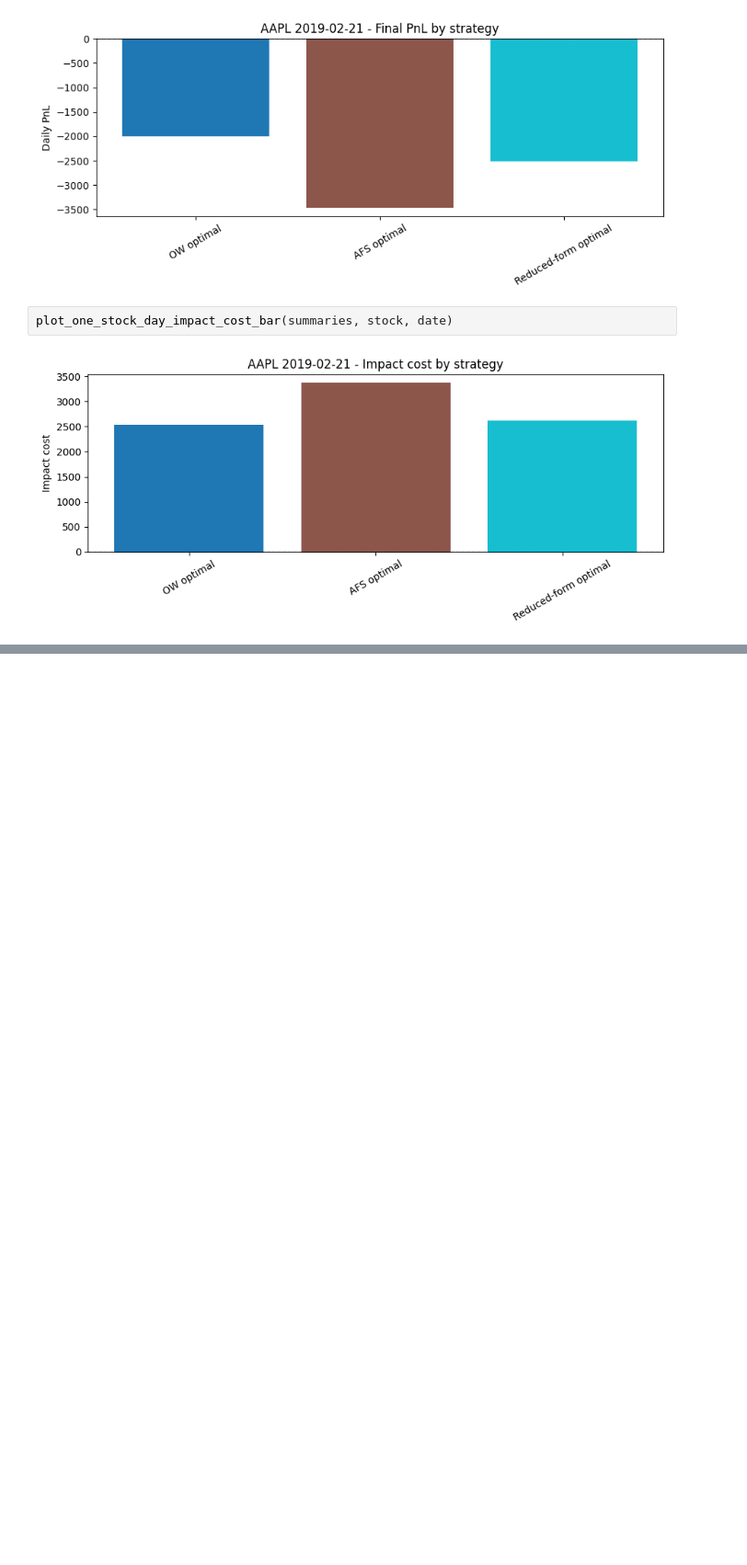
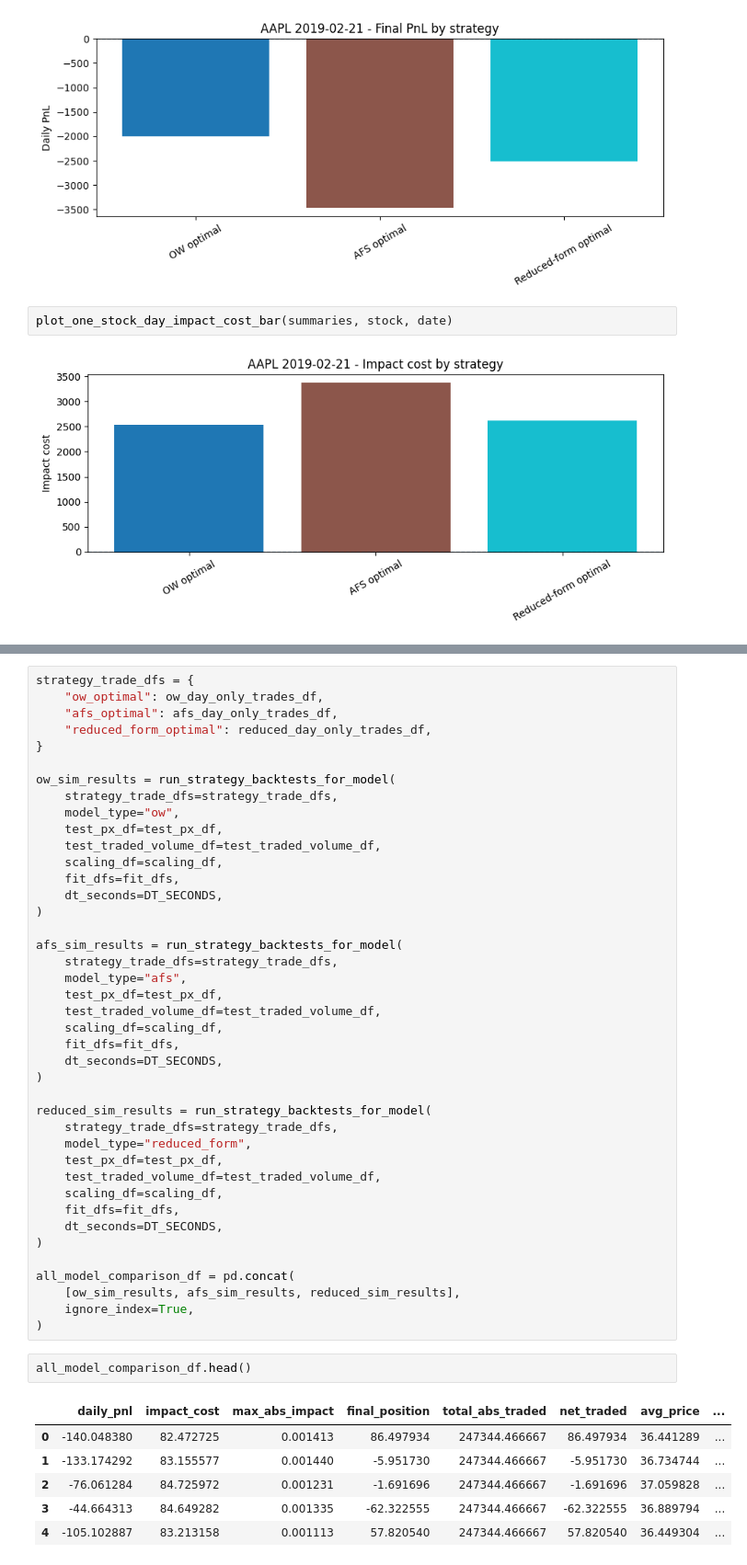
Before and after one commit to raphdlfrg/Quant_Trading_Price_Impact, a Jupyter notebook: 2_5_Optimal_Trading_Strategy.ipynb, the cells around one changed output, grey strips where cells are left out. Shown at 92% size. Drawn from its saved outputs; the diff is of its cells as text; blank space fills up the shorter version.

```diff
--- a/2_5_Optimal_Trading_Strategy.ipynb
+++ b/2_5_Optimal_Trading_Strategy.ipynb
@@ -981,0 +1038,50 @@ RF net: 20.26116546436174
+# %%
+strategy_trade_dfs = {
+    "ow_optimal": ow_day_only_trades_df,
+    "afs_optimal": afs_day_only_trades_df,
+    "reduced_form_optimal": reduced_day_only_trades_df,
+}
+
+ow_sim_results = run_strategy_backtests_for_model(
+    strategy_trade_dfs=strategy_trade_dfs,
+    model_type="ow",
+    test_px_df=test_px_df,
+    test_traded_volume_df=test_traded_volume_df,
+    scaling_df=scaling_df,
+    fit_dfs=fit_dfs,
+    dt_seconds=DT_SECONDS,
+)
+
+afs_sim_results = run_strategy_backtests_for_model(
+    strategy_trade_dfs=strategy_trade_dfs,
+    model_type="afs",
+    test_px_df=test_px_df,
+    test_traded_volume_df=test_traded_volume_df,
+    scaling_df=scaling_df,
+    fit_dfs=fit_dfs,
+    dt_seconds=DT_SECONDS,
+)
+
+reduced_sim_results = run_strategy_backtests_for_model(
+    strategy_trade_dfs=strategy_trade_dfs,
+    model_type="reduced_form",
+    test_px_df=test_px_df,
+    test_traded_volume_df=test_traded_volume_df,
+    scaling_df=scaling_df,
+    fit_dfs=fit_dfs,
+    dt_seconds=DT_SECONDS,
+)
+
+all_model_comparison_df = pd.concat(
+    [ow_sim_results, afs_sim_results, reduced_sim_results],
+    ignore_index=True,
+)
+# %%
+all_model_comparison_df.head()
+# %% [output]
+|  | daily_pnl | impact_cost | max_abs_impact | final_position | total_abs_traded | net_traded | avg_price | ... |
+| 0 | -140.048380 | 82.472725 | 0.001413 | 86.497934 | 247344.466667 | 86.497934 | 36.441289 | ... |
+| 1 | -133.174292 | 83.155577 | 0.001440 | -5.951730 | 247344.466667 | -5.951730 | 36.734744 | ... |
+| 2 | -76.061284 | 84.725972 | 0.001231 | -1.691696 | 247344.466667 | -1.691696 | 37.059828 | ... |
+| 3 | -44.664313 | 84.649282 | 0.001335 | -62.322555 | 247344.466667 | -62.322555 | 36.889794 | ... |
+| 4 | -105.102887 | 83.213158 | 0.001113 | 57.820540 | 247344.466667 | 57.820540 | 36.449304 | ... |
```
Also changed, not shown: parts of 11 cells of this notebook, 1 other file.
